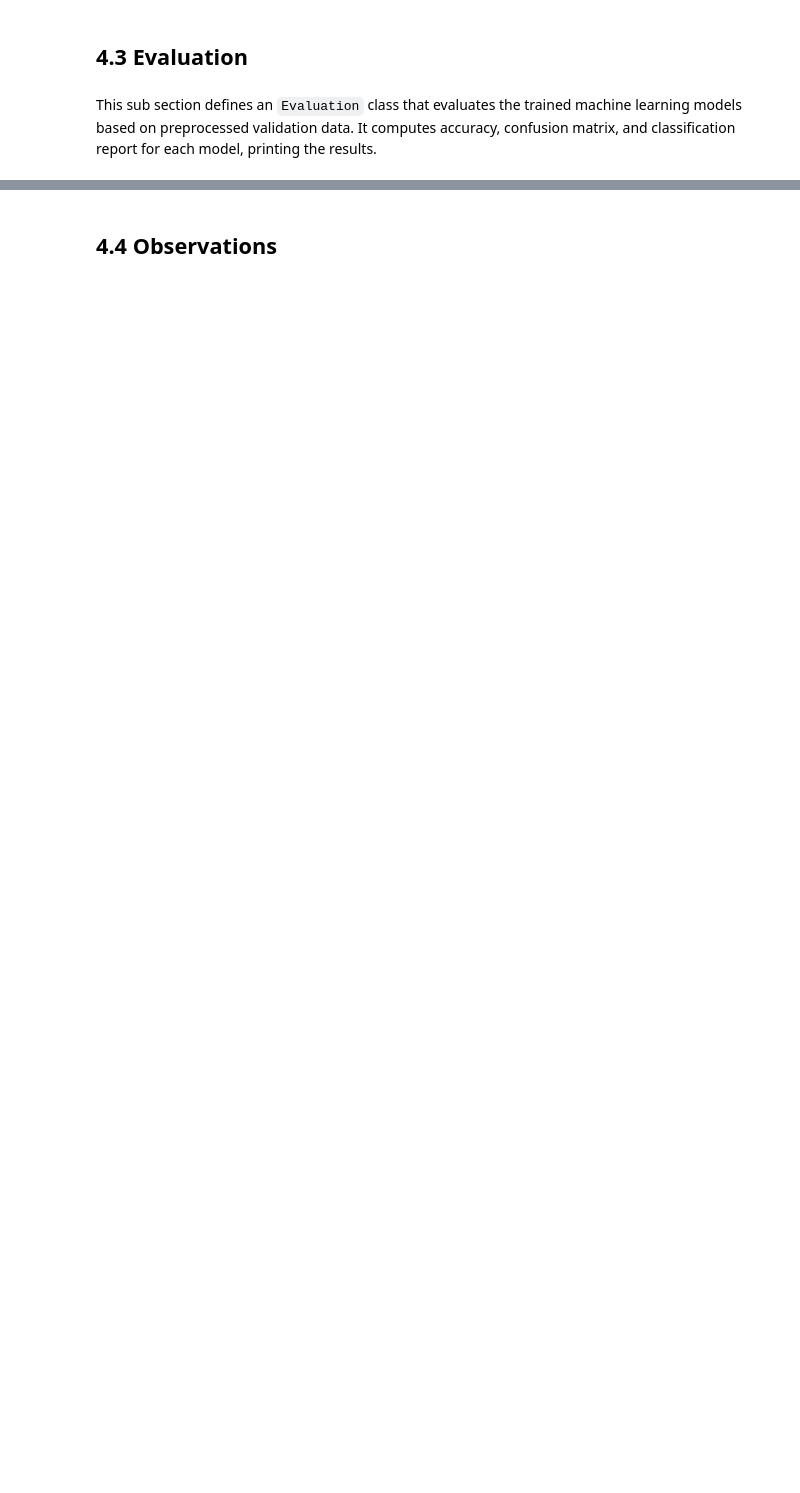
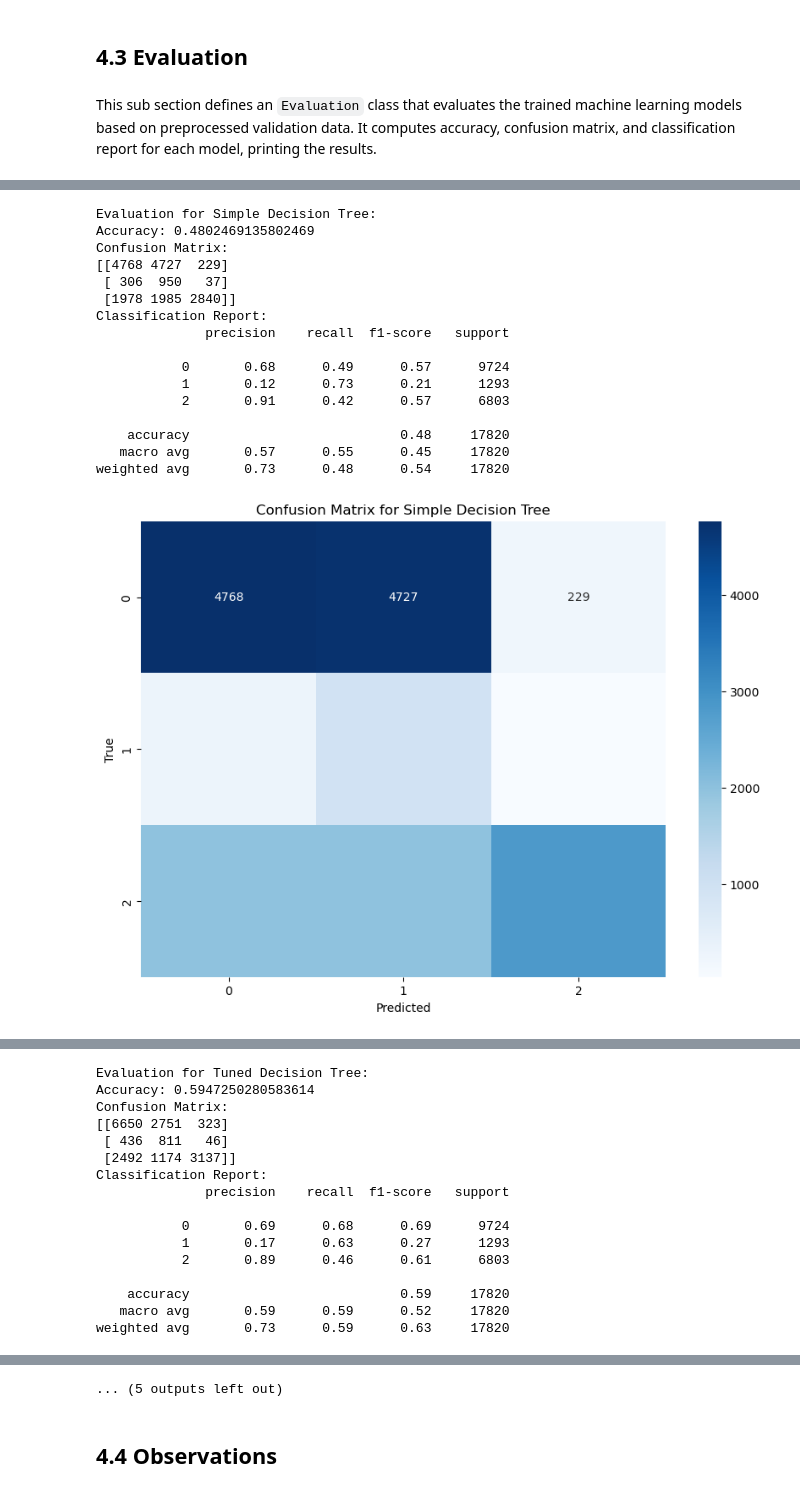
Before and after one commit to gregorymikuro/Tanzanian-Water-Wells, a Jupyter notebook: 4. Modeling and Evaluation.ipynb, the cells around one changed output, grey strips where cells are left out. Saved outputs shown, nothing was run; the diff lists cells and outputs as text; code cells hidden in the pictures; blank space fills up the shorter version.

```diff
--- a/4. Modeling and Evaluation.ipynb
+++ b/4. Modeling and Evaluation.ipynb
@@ -195,13 +195,24 @@ Model saved to pickle_files\voting_classifier_model.pkl
+# %%
+
+modeler = Modeling(train_path='data/cleaned_training_set.csv', test_path='data/cleaned_test_set.csv', use_smote=True)
+
+# Train the models
+trained_models, best_model, preprocessor, le, cat_cols, num_cols, X = modeler.train_models()
+
+# Save the predictions
+# modeler.save_predictions()
+
+# Save the models
+# modeler.save_models()
 # %% [markdown]
 ## __4.3 Evaluation__
 # %% [markdown]
 This sub section defines an `Evaluation` class that evaluates the trained machine learning models based on preprocessed validation data. It computes accuracy, confusion matrix, and classification report for each model, printing the results.
 # %%
-
 class Evaluation(Modeling):
     def evaluate_models(self):
         X_train_preprocessed, X_val_preprocessed, y_train, y_val, cat_cols, num_cols, X_train = self.preprocess_data()
-
+# specify evaluation metrics
         for model_name, model in self.models.items():
             y_val_pred = model.predict(X_val_preprocessed)
             y_val_pred_labels = self.le.inverse_transform(y_val_pred)
@@ -219,21 +230,19 @@ class Evaluation(Modeling):
             print(cr)
             print("\n")
 
-            # Plot confusion matrix
             plt.figure(figsize=(10, 7))
             sns.heatmap(cm, annot=True, fmt="d", cmap="Blues", xticklabels=self.le.classes_, yticklabels=self.le.classes_)
             plt.title(f'Confusion Matrix for {model_name}')
             plt.xlabel('Predicted')
             plt.ylabel('True')
             plt.show()
-
-            # Plot feature importance for tree-based models
+# specify visualizations
             if model_name in ["Simple Decision Tree", "Tuned Decision Tree", "Random Forest", "XGBoost"]:
                 if hasattr(model, 'feature_importances_'):
                     feature_importances = model.feature_importances_
                     feature_names = np.array(num_cols + list(self.preprocessor.named_transformers_['cat'].get_feature_names_out(cat_cols)))
                     sorted_idx = feature_importances.argsort()
-                    top_n = 20  # Adjust this number to display top N features
+                    top_n = 20
 
                     plt.figure(figsize=(10, 10))
                     plt.barh(feature_names[sorted_idx][-top_n:], feature_importances[sorted_idx][-top_n:])
@@ -241,13 +250,12 @@ class Evaluation(Modeling):
                     plt.xlabel('Importance')
                     plt.ylabel('Feature')
                     plt.show()
-
-            # Plot ROC curve for the voting classifier
+# specify voting classifier visualizations
             if model_name == "Voting Classifier":
                 from sklearn.metrics import roc_curve, auc
                 from sklearn.preprocessing import label_binarize
 
-                y_val_binarized = label_binarize(y_val_true_labels, classes=self.le.classes_)
+                y_val_binarized = label_binarize(y_val, classes=self.le.classes_)
                 y_val_pred_prob = model.predict_proba(X_val_preprocessed)
                 n_classes = y_val_binarized.shape[1]
 
@@ -269,12 +277,3 @@ class Evaluation(Modeling):
                 plt.title('Receiver Operating Characteristic for Voting Classifier')
                 plt.legend(loc="lower right")
                 plt.show()
-
-
-evaluator = Evaluation(train_path='data/cleaned_training_set.csv', test_path='data/cleaned_test_set.csv')
-
-# Train the models
-trained_models, best_model, preprocessor, le, cat_cols, num_cols, X = evaluator.train_models()
-
-# Evaluate the models
-evaluator.evaluate_models()
@@ -369,0 +381,26 @@ weighted avg       0.79      0.79      0.78     17820
+# %%
+evaluator = Evaluation(train_path='data/cleaned_training_set.csv', test_path='data/cleaned_test_set.csv', use_smote=True)
+
+# Train the models
+trained_models, best_model, preprocessor, le, cat_cols, num_cols, X = evaluator.train_models()
+
+# Evaluate the models
+evaluator.evaluate_models()
+# %% [output]
+Evaluation for Simple Decision Tree:
+Accuracy: 0.4802469135802469
+Confusion Matrix:
+[[4768 4727  229]
+ [ 306  950   37]
+ [1978 1985 2840]]
+Classification Report:
+              precision    recall  f1-score   support
+
+           0       0.68      0.49      0.57      9724
+           1       0.12      0.73      0.21      1293
+           2       0.91      0.42      0.57      6803
+
+    accuracy                           0.48     17820
+   macro avg       0.57      0.55      0.45     17820
+weighted avg       0.73      0.48      0.54     17820
+[figure, added]
@@ -369,0 +408,16 @@ weighted avg       0.79      0.79      0.78     17820
+Evaluation for Tuned Decision Tree:
+Accuracy: 0.5947250280583614
+Confusion Matrix:
+[[6650 2751  323]
+ [ 436  811   46]
+ [2492 1174 3137]]
+Classification Report:
+              precision    recall  f1-score   support
+
+           0       0.69      0.68      0.69      9724
+           1       0.17      0.63      0.27      1293
+           2       0.89      0.46      0.61      6803
+
+    accuracy                           0.59     17820
+   macro avg       0.59      0.59      0.52     17820
+weighted avg       0.73      0.59      0.63     17820
@@ -370,2 +477,3 @@ weighted avg       0.79      0.79      0.78     17820
+... (5 outputs left out)
 # %% [markdown]
 ## __4.4 Observations__
```
Also changed, not shown: parts of 17 cells of this notebook, 3 other files.
